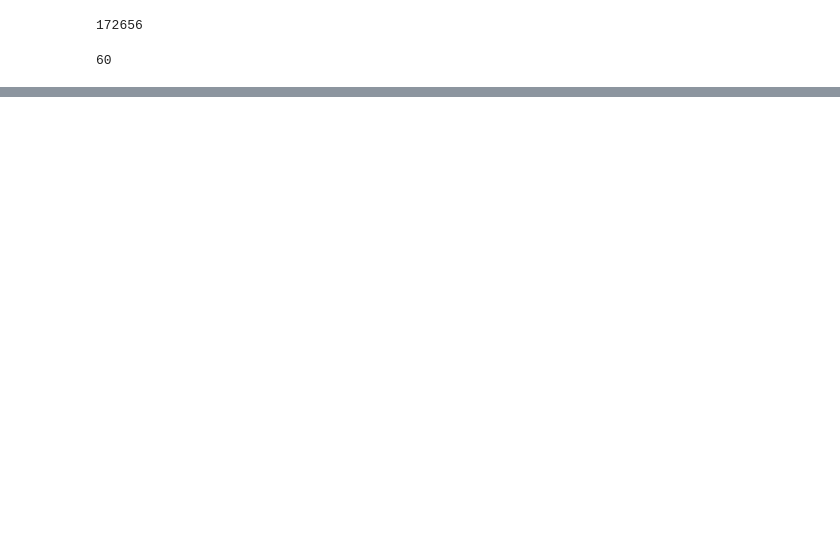
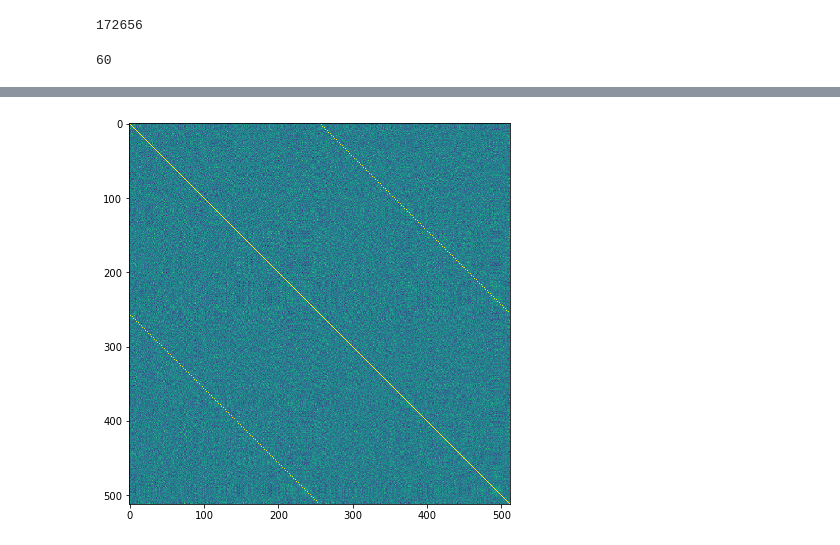
Before and after one commit to jg10545/studygroup, a Jupyter notebook: ch_10_recurrent_networks/rnn_char_predictor_visualization.ipynb, the cells around one changed output, grey strips where cells are left out. Drawn from its saved outputs; the diff is of its cells as text; code cells hidden in the pictures; blank space fills up the shorter version.

```diff
--- a/ch_10_recurrent_networks/rnn_char_predictor_visualization.ipynb
+++ b/ch_10_recurrent_networks/rnn_char_predictor_visualization.ipynb
@@ -80,0 +76,7 @@ plt.colorbar();
+# %%
+corr = np.corrcoef(states_shifted)
+# %%
+figsize(7,7)
+plt.imshow(corr, interpolation="none");
+# %% [output]
+[figure, added]
```
Also changed, not shown: parts of 6 cells of this notebook, 1 other file.
